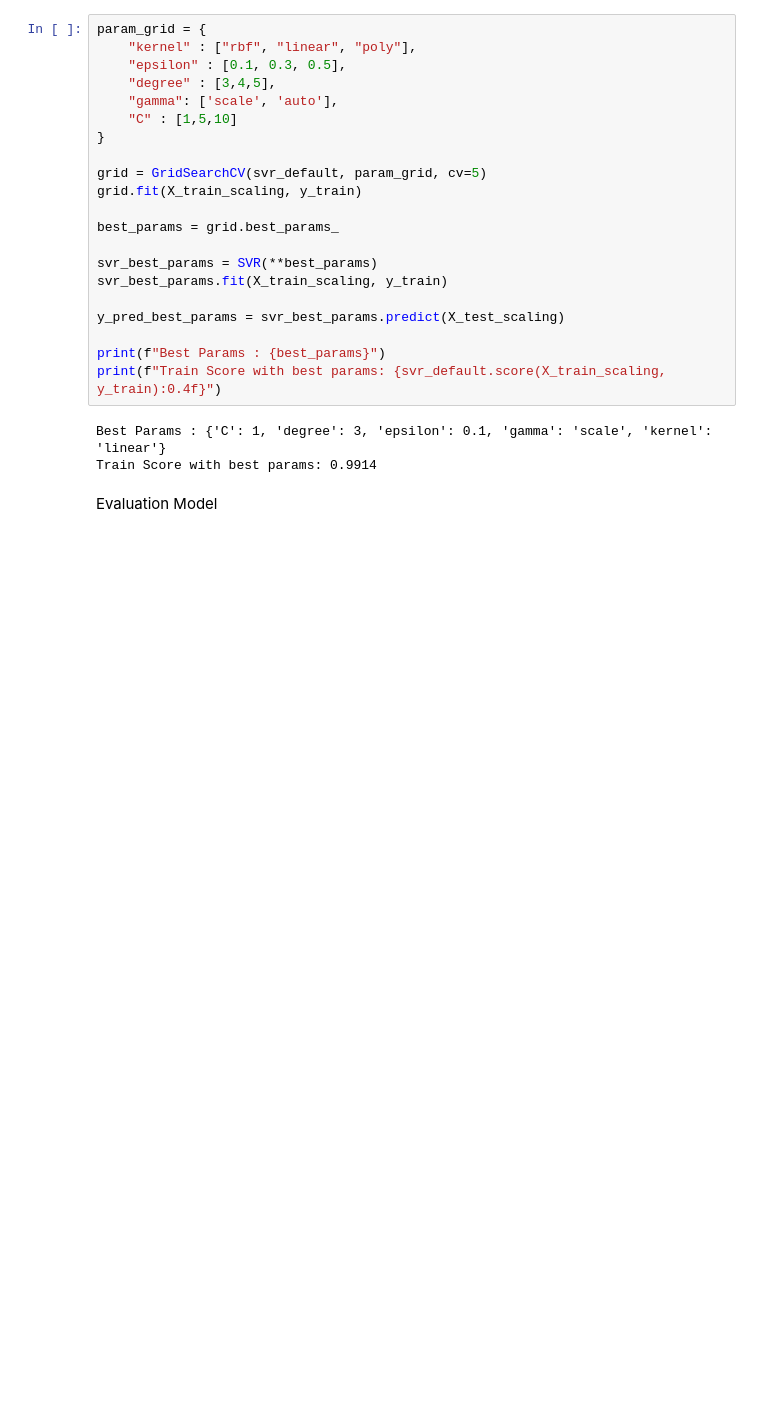
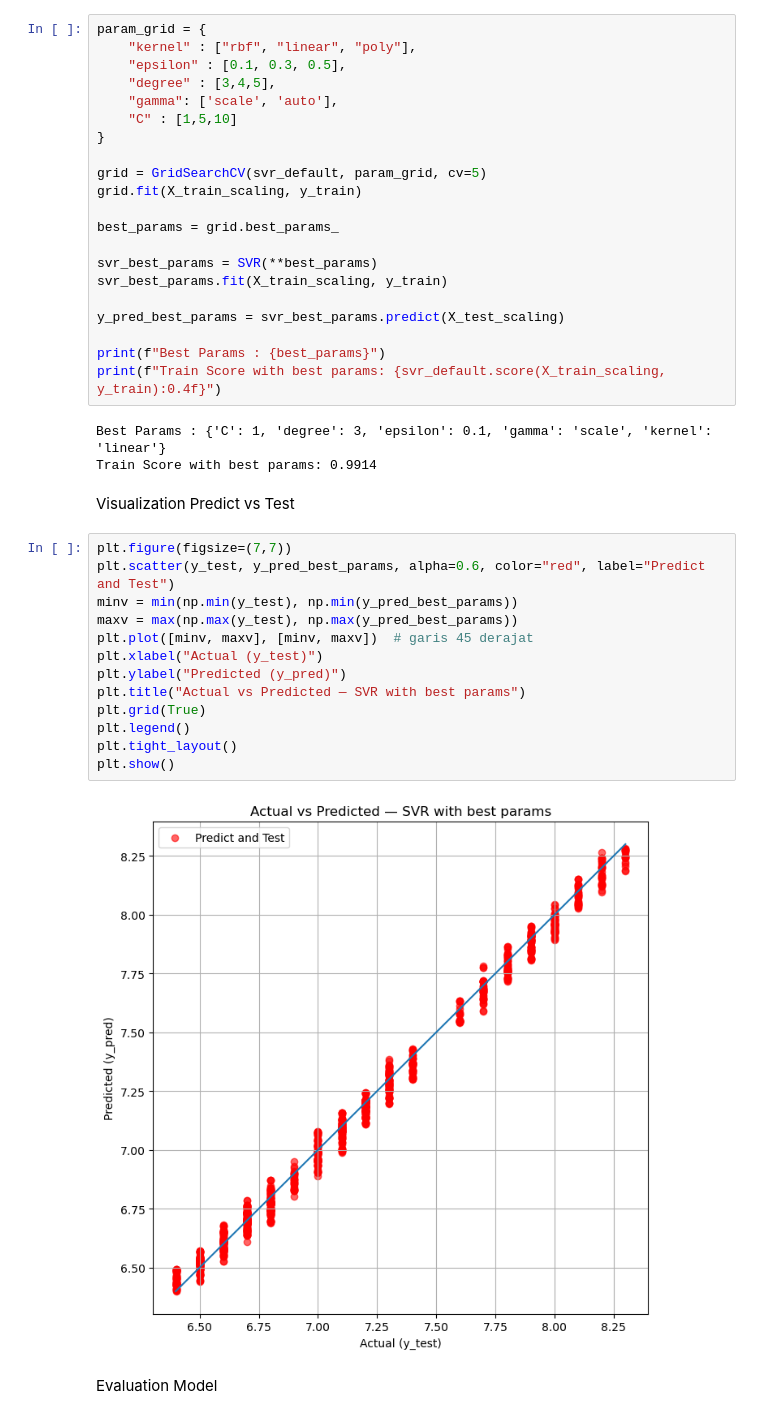
Before and after one commit to farzah14/Mental_Health_Social_Media, a Jupyter notebook: support_vector_regression.ipynb, the cells around one changed output. Drawn from its saved outputs; the diff is of its cells as text; blank space fills up the shorter version.

Commit message:
Add Residuals and Visualization Predict vs Test

```diff
--- a/support_vector_regression.ipynb
+++ b/support_vector_regression.ipynb
@@ -380,6 +380,23 @@ print(f"Train Score with best params: {svr_default.score(X_train_scaling, y_trai
 # %% [output]
 Best Params : {'C': 1, 'degree': 3, 'epsilon': 0.1, 'gamma': 'scale', 'kernel': 'linear'}
 Train Score with best params: 0.9914
+# %% [markdown]
+Visualization Predict vs Test
+# %%
+plt.figure(figsize=(7,7))
+plt.scatter(y_test, y_pred_best_params, alpha=0.6, color="red", label="Predict and Test")
+minv = min(np.min(y_test), np.min(y_pred_best_params))
+maxv = max(np.max(y_test), np.max(y_pred_best_params))
+plt.plot([minv, maxv], [minv, maxv])  # garis 45 derajat
+plt.xlabel("Actual (y_test)")
+plt.ylabel("Predicted (y_pred)")
+plt.title("Actual vs Predicted — SVR with best params")
+plt.grid(True)
+plt.legend()
+plt.tight_layout()
+plt.show()
+# %% [output]
+[figure, added]
 # %% [markdown]
 Evaluation Model
 # %%
```
Also changed, not shown: parts of 2 cells of this notebook.
